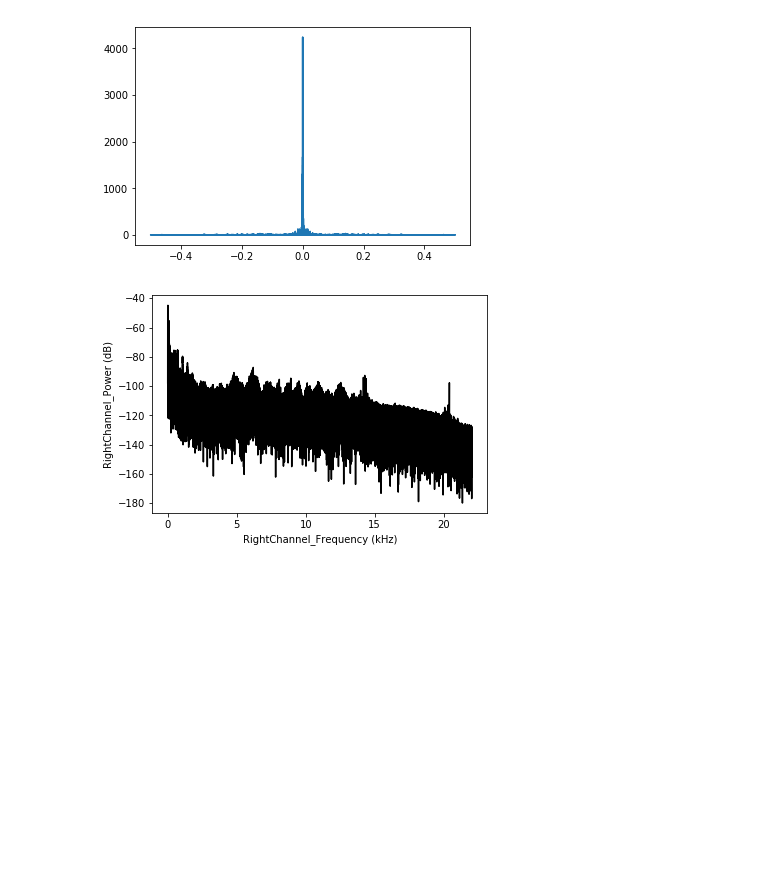
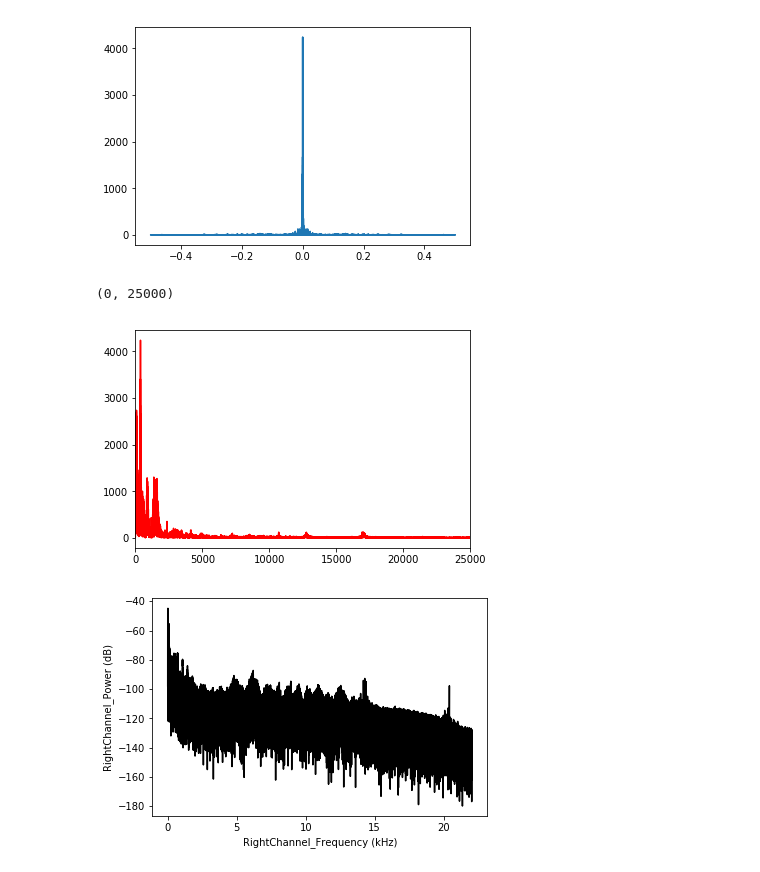
Before and after one commit to M1-2018-TraitementSignal/EncDecMP3, a Jupyter notebook: Presentation.ipynb, the cells around one changed output. Drawn from its saved outputs; the diff is of its cells as text; code cells hidden in the pictures; blank space fills up the shorter version.

```diff
--- a/Presentation.ipynb
+++ b/Presentation.ipynb
@@ -170,6 +170,13 @@ plot(frequency, abs(X))
 23.777233560090703
 [<matplotlib.lines.Line2D at 0x...>]
 [figure]
+# %%
+b = len(freqGauche) / 2 #pour la symétrie
+plt.plot(abs(freqGauche[:(int(b)-1)]), 'r')
+xlim(0, 25000)
+# %% [output]
+(0, 25000)
+[figure, added]
 # %%
 m = len(X)
 p2 = freqGauche / float(m) # scale by the number of points so that
```
Also changed, not shown: parts of 11 cells of this notebook.
